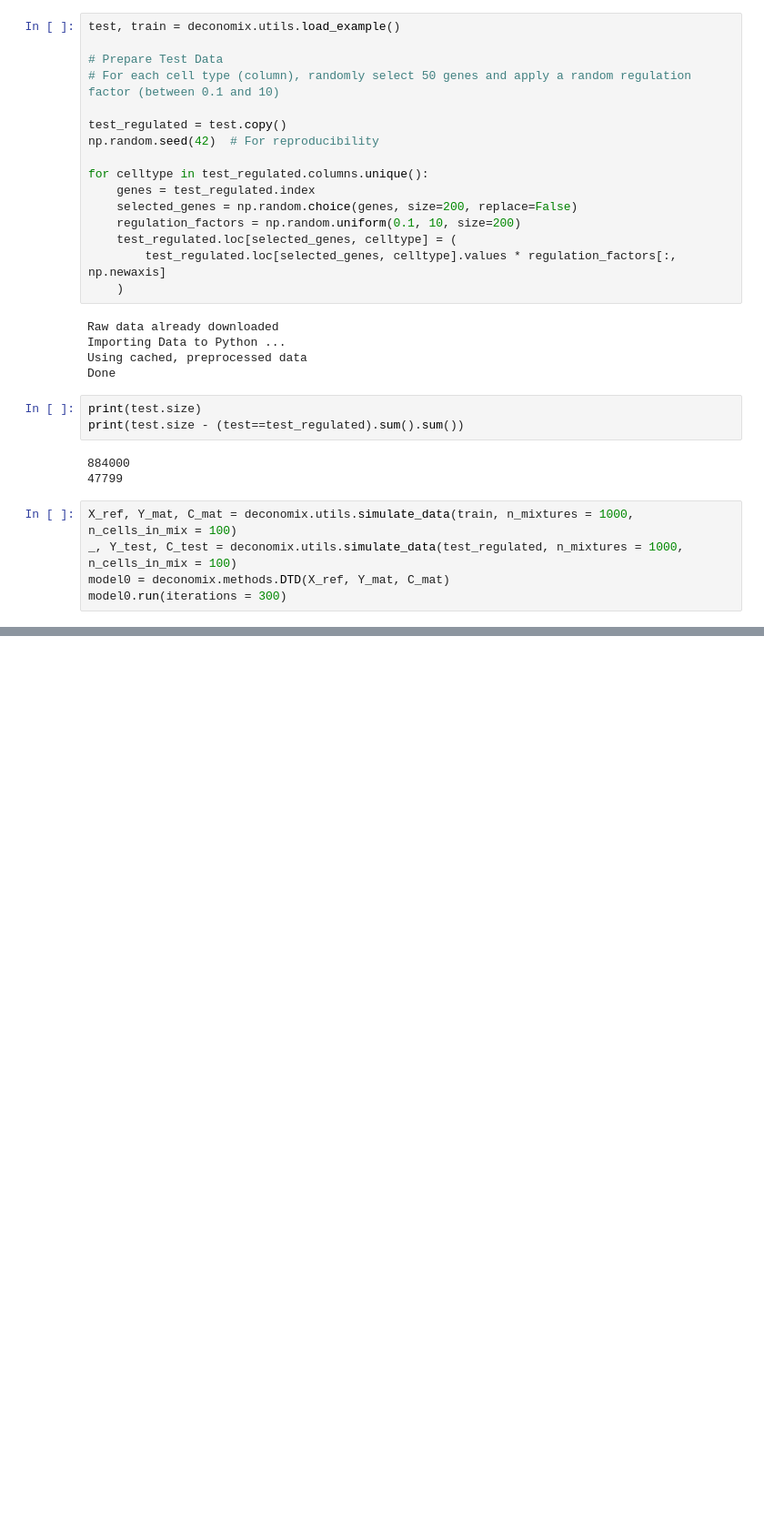
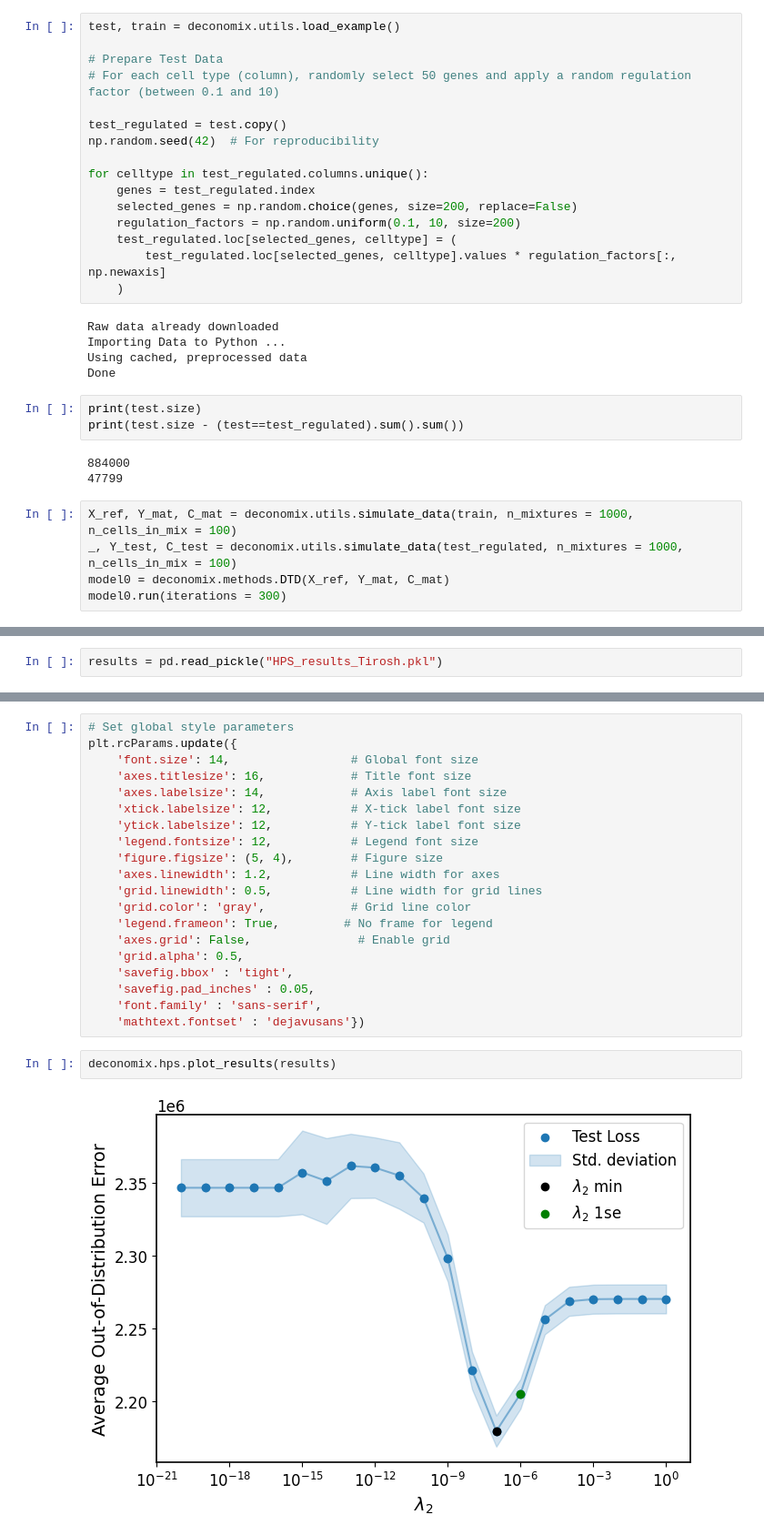
Before and after one commit to Deconomix/Deconomix, a Jupyter notebook: examples/Test_HPS2.ipynb, the cells around one changed output, grey strips where cells are left out. Shown at 91% size. Saved outputs shown, nothing was run; the diff lists cells and outputs as text; blank space fills up the shorter version.

```diff
--- a/examples/Test_HPS2.ipynb
+++ b/examples/Test_HPS2.ipynb
@@ -158,0 +48,2 @@ model_HPS_gamma_ones.gamma
+# %%
+results = pd.read_pickle("HPS_results_Tirosh.pkl")
@@ -158,0 +72,24 @@ model_HPS_gamma_ones.gamma
+# %%
+# Set global style parameters
+plt.rcParams.update({
+    'font.size': 14,                 # Global font size
+    'axes.titlesize': 16,            # Title font size
+    'axes.labelsize': 14,            # Axis label font size
+    'xtick.labelsize': 12,           # X-tick label font size
+    'ytick.labelsize': 12,           # Y-tick label font size
+    'legend.fontsize': 12,           # Legend font size
+    'figure.figsize': (5, 4),        # Figure size
+    'axes.linewidth': 1.2,           # Line width for axes
+    'grid.linewidth': 0.5,           # Line width for grid lines
+    'grid.color': 'gray',            # Grid line color
+    'legend.frameon': True,         # No frame for legend
+    'axes.grid': False,               # Enable grid
+    'grid.alpha': 0.5,
+    'savefig.bbox' : 'tight',
+    'savefig.pad_inches' : 0.05,
+    'font.family' : 'sans-serif',
+    'mathtext.fontset' : 'dejavusans'})
+# %%
+deconomix.hps.plot_results(results)
+# %% [output]
+[figure, added]
```
Also changed, not shown: parts of 21 cells of this notebook.
